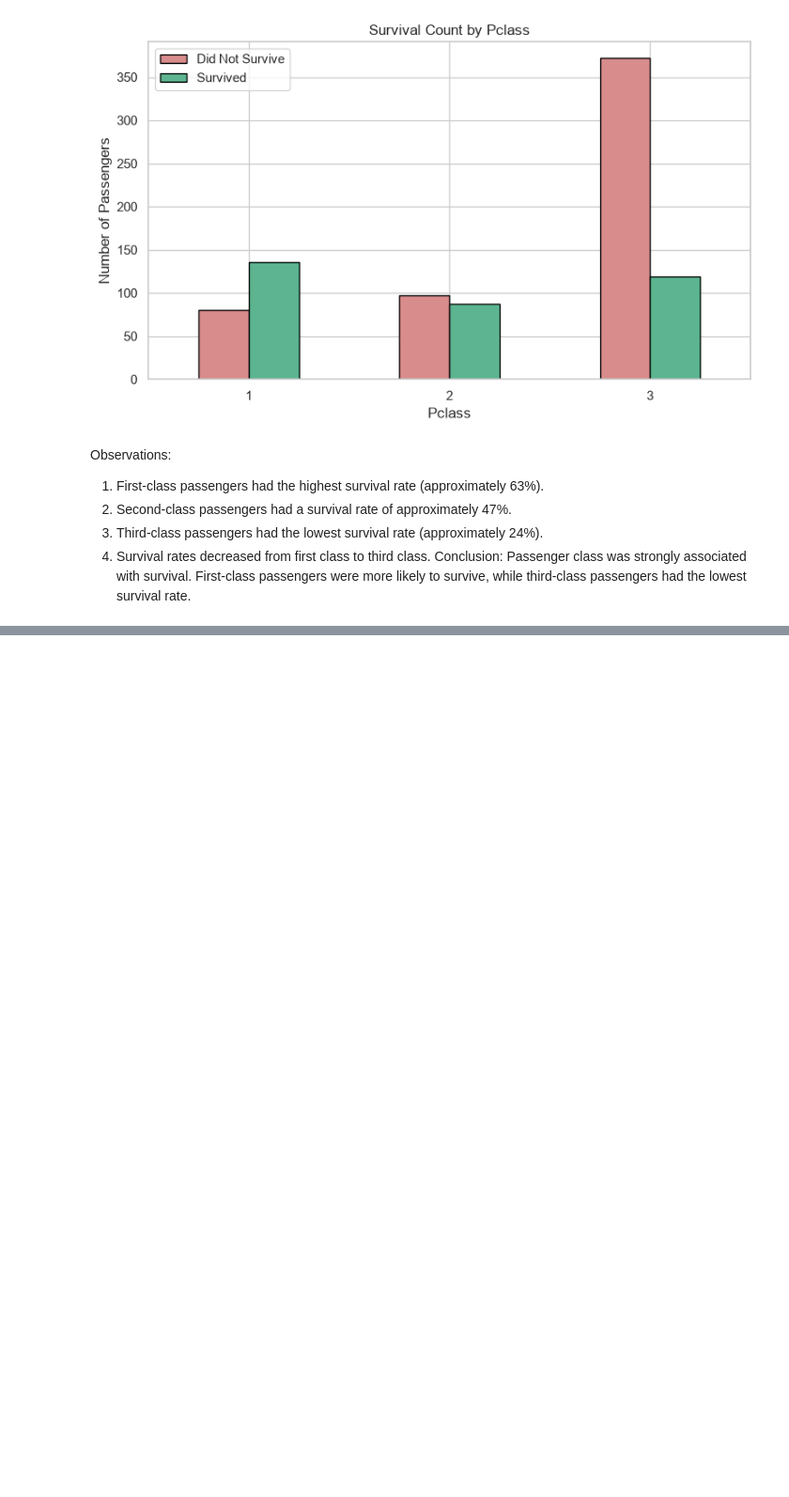
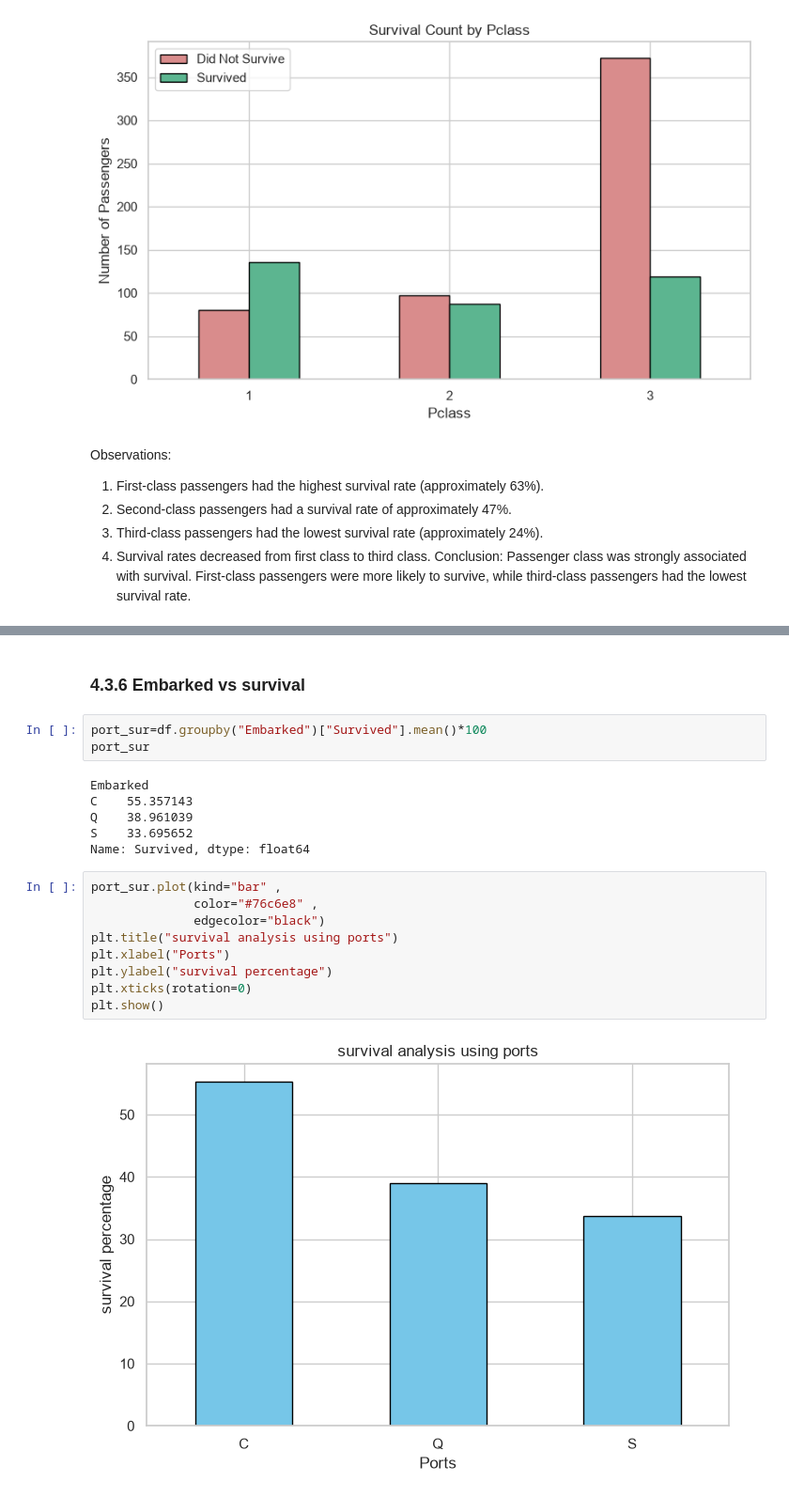
Before and after one commit to ansxka-codes/titanic-eda, a Jupyter notebook: titanic-eda/titanic_eda.ipynb, the cells around one changed output, grey strips where cells are left out. Shown at 94% size. Cells and saved outputs as stored; diff of their text form; blank space fills up the shorter version.

```diff
--- a/titanic-eda/titanic_eda.ipynb
+++ b/titanic-eda/titanic_eda.ipynb
@@ -423,0 +575,22 @@ Conclusion: Passenger class was strongly associated with survival. First-class p
+# %% [markdown]
+### 4.3.6 Embarked vs survival
+# %%
+port_sur=df.groupby("Embarked")["Survived"].mean()*100
+port_sur
+# %% [output]
+Embarked
+C    55.357143
+Q    38.961039
+S    33.695652
+Name: Survived, dtype: float64
+# %%
+port_sur.plot(kind="bar" ,
+              color="#76c6e8" ,
+              edgecolor="black")
+plt.title("survival analysis using ports")
+plt.xlabel("Ports")
+plt.ylabel("survival percentage")
+plt.xticks(rotation=0)
+plt.show()
+# %% [output]
+[figure, added]
```
Also changed, not shown: parts of 37 cells of this notebook.
